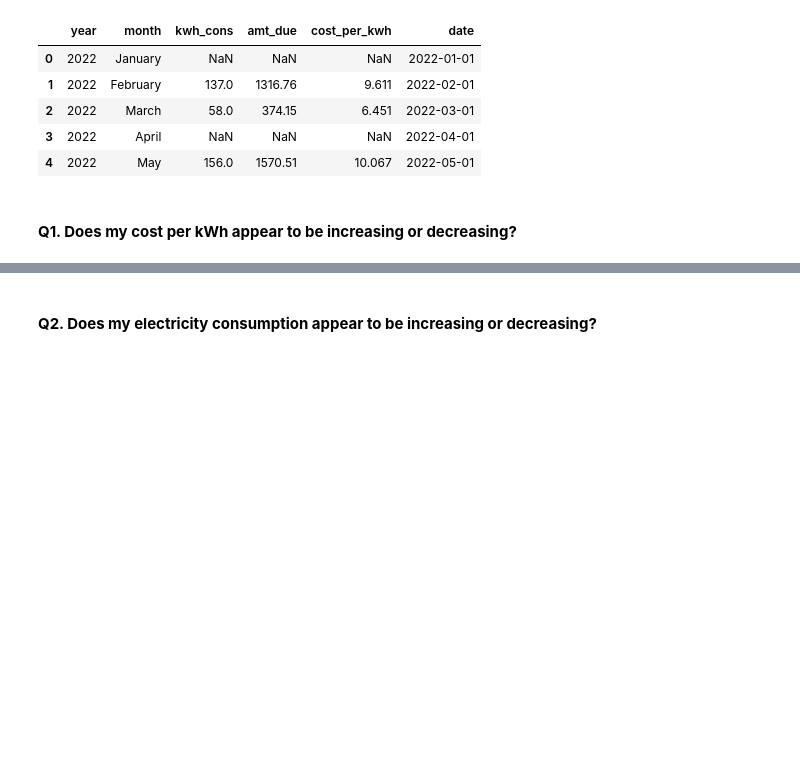
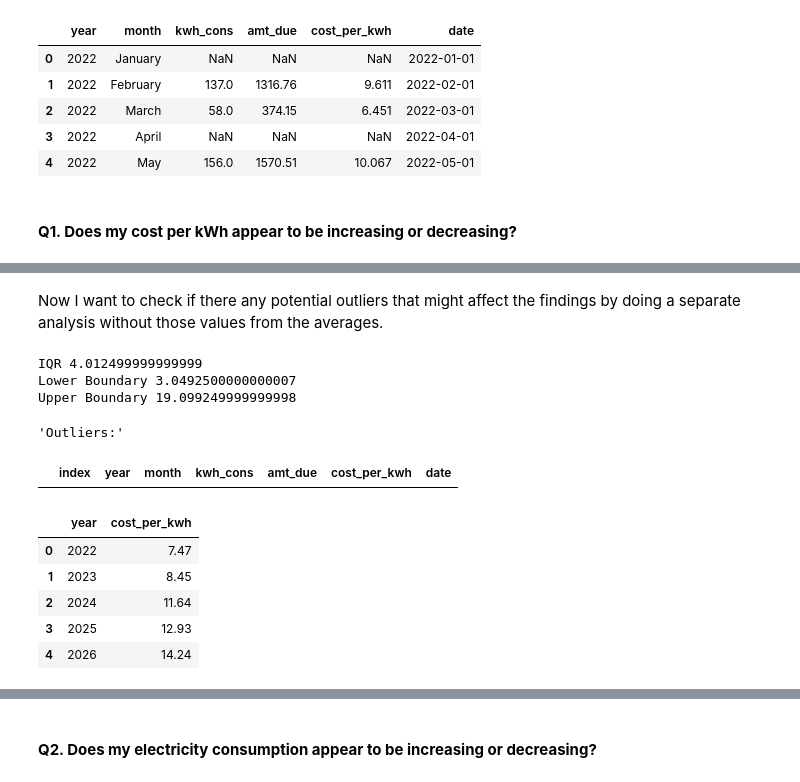
Before and after one commit to adrielmolina/portfolio, a Jupyter notebook: meralco_bills_analysis.ipynb, the cells around one changed output, grey strips where cells are left out. Cells and saved outputs as stored; diff of their text form; code cells hidden in the pictures; blank space fills up the shorter version.

```diff
--- a/meralco_bills_analysis.ipynb
+++ b/meralco_bills_analysis.ipynb
@@ -110,2 +117,71 @@ figure2.show()
+# %% [markdown]
+Now I want to check if there any potential outliers that might affect the findings by doing a separate analysis without those values from the averages.
+# %%
+# FOR THE OUTLIERS
+
+# FIND THE OUTLIERS
+var = 'cost_per_kwh'
+Q1 = bill[var].quantile(0.25)
+Q3 = bill[var].quantile(0.75)
+IQR = Q3 - Q1
+
+lower_boundary = Q1 - 1.5 * IQR
+upper_boundary = Q3 + 1.5 * IQR
+
+print('IQR', IQR)
+print('Lower Boundary', lower_boundary)
+print('Upper Boundary', upper_boundary)
+
+no_outliers_bill = bill[
+    (bill[var] >= lower_boundary) &
+    (bill[var] <= upper_boundary)
+].reset_index()
+
+display('Outliers:', bill[
+    (bill[var] < lower_boundary) |
+    (bill[var] > upper_boundary)
+].reset_index())
+
+no_outliers_yearly_avg_cost =  no_outliers_bill.groupby('year')['cost_per_kwh'].mean().reset_index()
+# TRUNCATE THE VALUES FOR LABELS
+no_outliers_yearly_avg_cost['cost_per_kwh'] = no_outliers_yearly_avg_cost['cost_per_kwh'].map(lambda x: np.trunc(x * 100) / 100)
+
+display(no_outliers_yearly_avg_cost)
+
+# YEARLY CHART
+figure2a = px.line(
+    data_frame = no_outliers_yearly_avg_cost,
+    x = 'year',
+    y = 'cost_per_kwh',
+    labels= {
+        'year':'Year',
+        'cost_per_kwh':'Cost per kWh'
+    },
+    markers=False,
+    text='cost_per_kwh',
+    title = 'Yearly Average Cost per kWh from 2022 to 2026 Without the Outliers',
+    template='seaborn'
+    )
+
+
+# Remove the .5 on X axis
+figure2a.update_xaxes(type = 'category')
+
+# Adjust text position
+figure2a.update_traces(textposition='bottom center')
+
+figure2a.show()
+# %% [output]
+IQR 4.012499999999999
+Lower Boundary 3.0492500000000007
+Upper Boundary 19.099249999999998
+'Outliers:'
+|  | index | year | month | kwh_cons | amt_due | cost_per_kwh | date |
+|  | year | cost_per_kwh |
+| 0 | 2022 | 7.47 |
+| 1 | 2023 | 8.45 |
+| 2 | 2024 | 11.64 |
+| 3 | 2025 | 12.93 |
+| 4 | 2026 | 14.24 |
 # %% [markdown]
 ##### A1.
```
Also changed, not shown: parts of 10 cells of this notebook.
